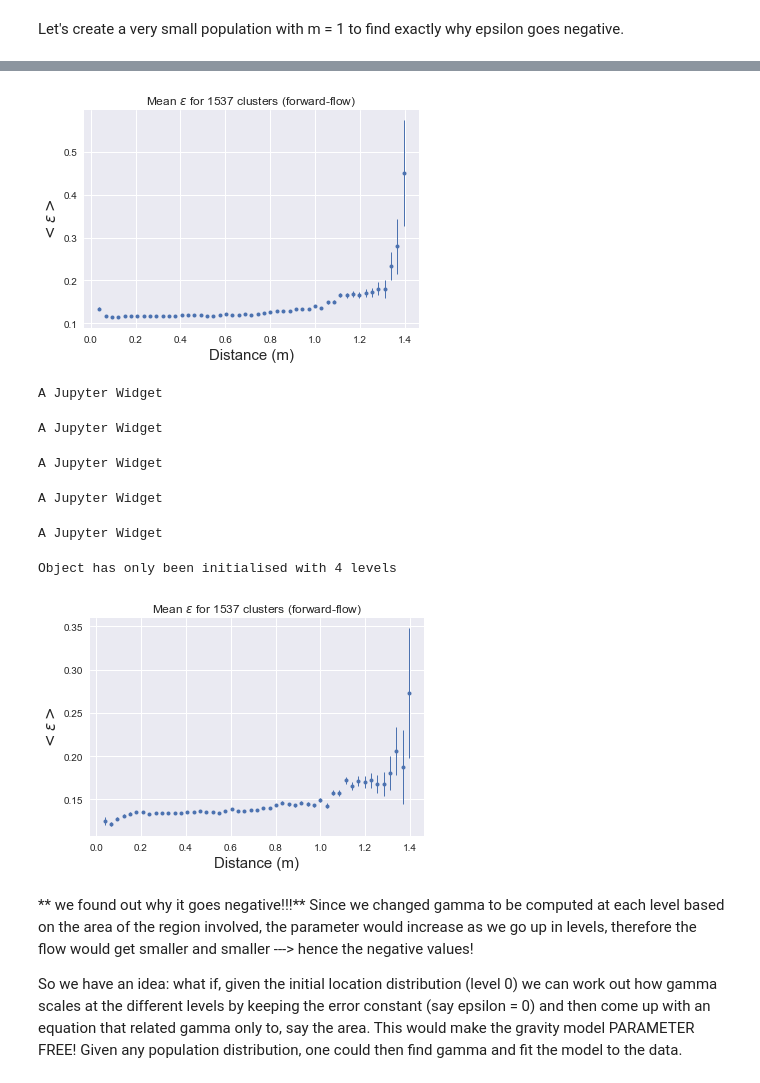
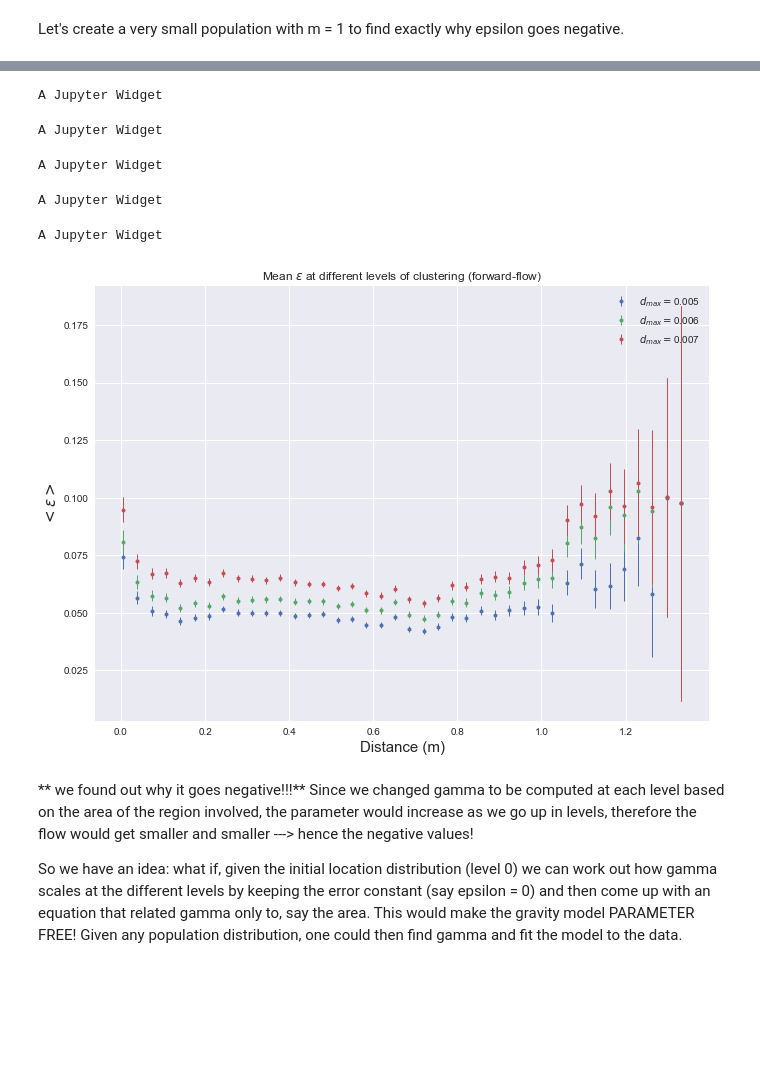
Before and after one commit to jbremz/human_mob, a Jupyter notebook: Notebooks/Ilaria's Log/Week 14.ipynb, the cells around one changed output, grey strips where cells are left out. Saved outputs shown, nothing was run; the diff lists cells and outputs as text; code cells hidden in the pictures; blank space fills up the shorter version.

Commit message:
gamma optimisation

```diff
--- a/Notebooks/Ilaria's Log/Week 14.ipynb
+++ b/Notebooks/Ilaria's Log/Week 14.ipynb
@@ -56,28 +45,14 @@ level_1.viz_clusters()
-# %%
-N = 50
-DM = h.DM_level(1)
-eps_distance(eps_1, DM, N)
-# %% [output]
-[figure, removed]
-# %%
-eps_1_r = h.epsilon(1, gamma=gamma, model = 'r')
-eps_2_r = h.epsilon(2, gamma=gamma, model = 'r')
-eps_3_r = h.epsilon(3, gamma=gamma, model = 'r')
-eps_4_r = h.epsilon(4, gamma=gamma, model = 'r')
-eps_5_r = h.epsilon(5, gamma=gamma, model = 'r')
-# %% [output]
-A Jupyter Widget
-A Jupyter Widget
-A Jupyter Widget
-A Jupyter Widget
-A Jupyter Widget
-Object has only been initialised with 4 levels
-# %%
-N = 50
-DM = h.DM_level(1)
-eps_distance(eps_1_r, DM, N)
-# %% [output]
-[figure, removed]
+# %%
+epsList, DMList = eps_hier(h, model='g', gamma=gamma)
+eps_distance_hier(epsList, DMList, d_maxs, 40)
+plt.show()
+# %% [output]
+A Jupyter Widget
+A Jupyter Widget
+A Jupyter Widget
+A Jupyter Widget
+A Jupyter Widget
+[figure, added]
 # %% [markdown]
 ** we found out why it goes negative!!!**
 Since we changed gamma to be computed at each level based on the area of the region involved, the parameter would increase as we go up in levels, therefore the flow would get smaller and smaller ---> hence the negative values!
```
Also changed, not shown: parts of 12 cells of this notebook, 5 other files.
